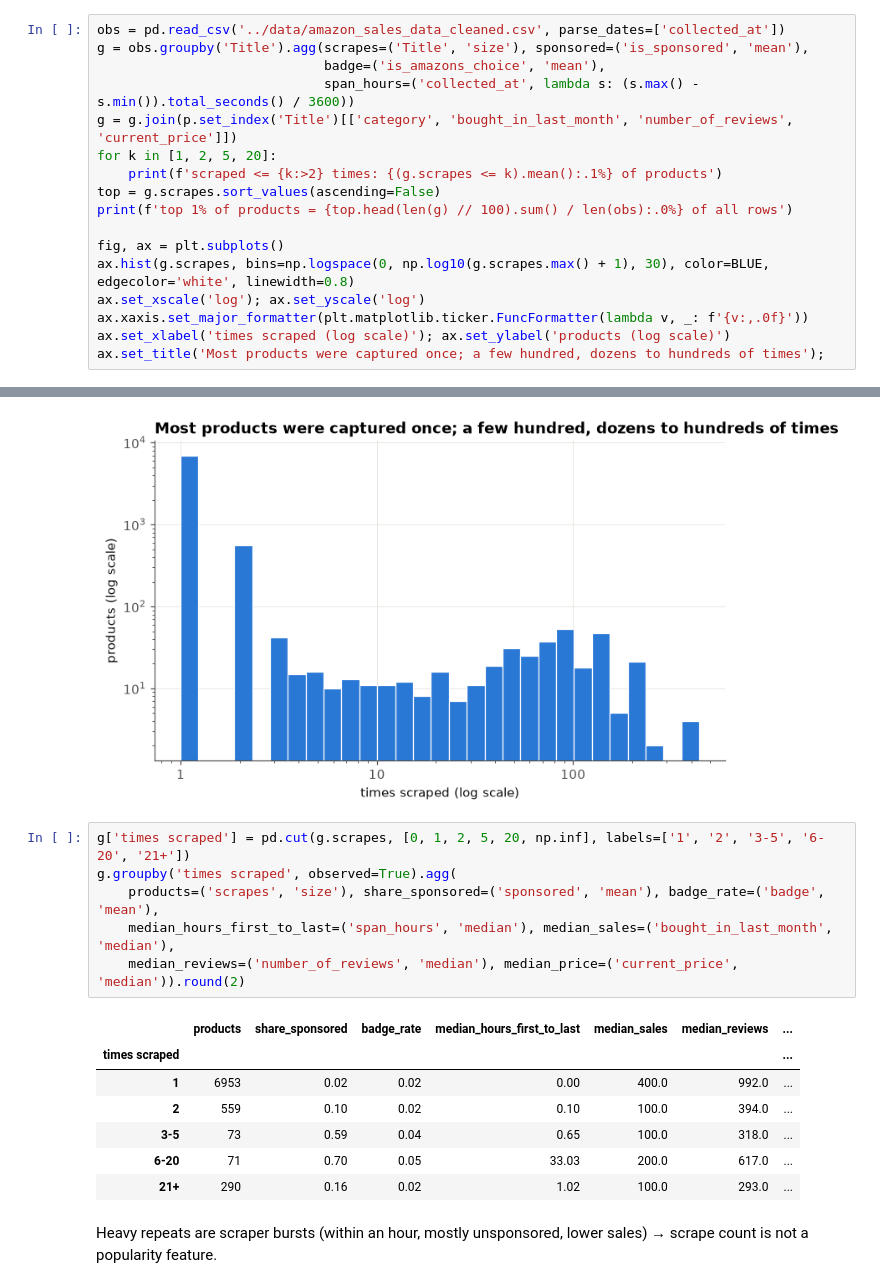
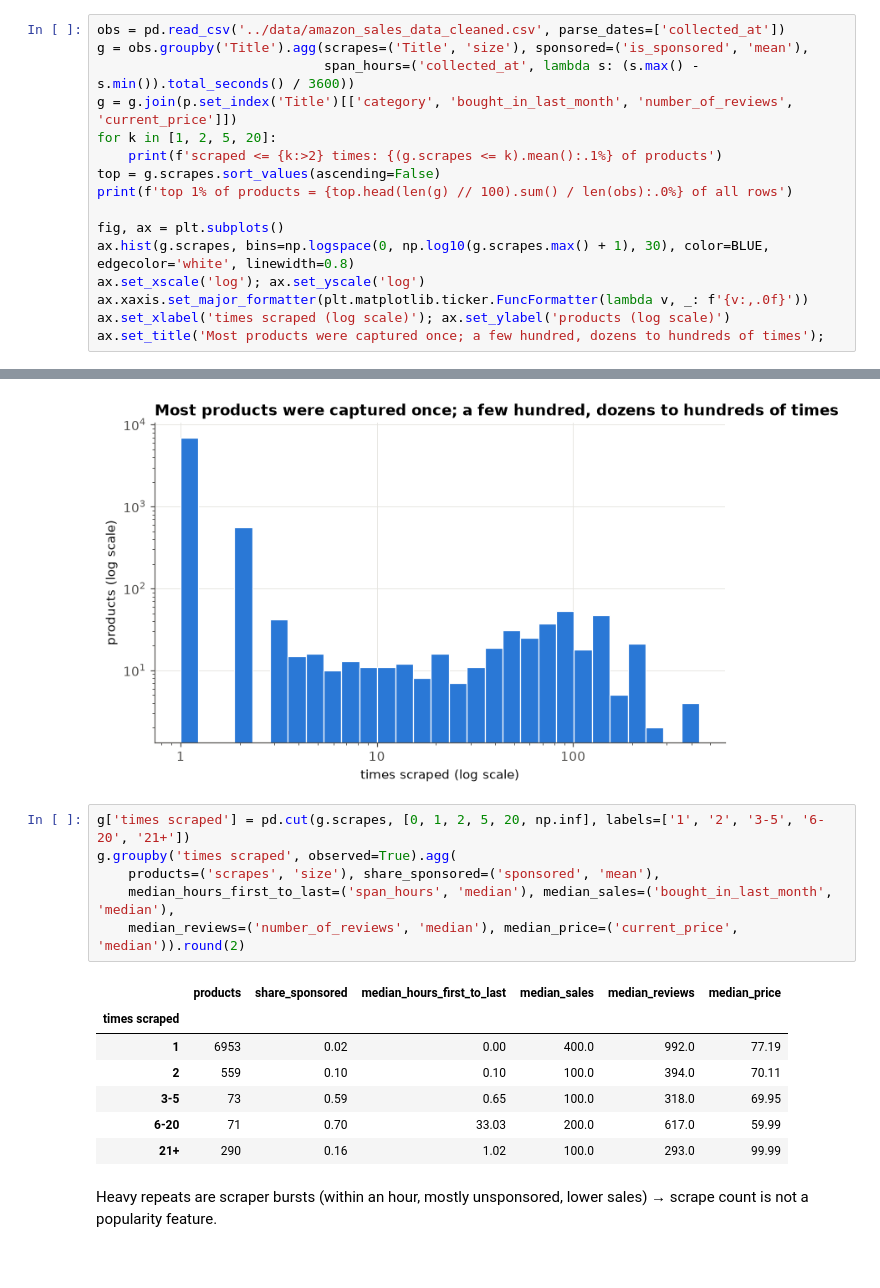
Before and after one commit to bwang257/ds-club-datathon, a Jupyter notebook: src/3_eda.ipynb, the cells around one changed output, grey strips where cells are left out. Cells and saved outputs as stored; diff of their text form.

Commit message:
Removed work on modeling the amazon choice badge

```diff
--- a/src/3_eda.ipynb
+++ b/src/3_eda.ipynb
@@ -298,7 +228,6 @@ Badge rate is flat (3-5%) across price, reviews and sales, but tracks rating, sp
 # %%
 obs = pd.read_csv('../data/amazon_sales_data_cleaned.csv', parse_dates=['collected_at'])
 g = obs.groupby('Title').agg(scrapes=('Title', 'size'), sponsored=('is_sponsored', 'mean'),
-                             badge=('is_amazons_choice', 'mean'),
                              span_hours=('collected_at', lambda s: (s.max() - s.min()).total_seconds() / 3600))
 g = g.join(p.set_index('Title')[['category', 'bought_in_last_month', 'number_of_reviews', 'current_price']])
 for k in [1, 2, 5, 20]:
@@ -322,16 +251,16 @@ top 1% of products = 37% of all rows
 # %%
 g['times scraped'] = pd.cut(g.scrapes, [0, 1, 2, 5, 20, np.inf], labels=['1', '2', '3-5', '6-20', '21+'])
 g.groupby('times scraped', observed=True).agg(
-    products=('scrapes', 'size'), share_sponsored=('sponsored', 'mean'), badge_rate=('badge', 'mean'),
+    products=('scrapes', 'size'), share_sponsored=('sponsored', 'mean'),
     median_hours_first_to_last=('span_hours', 'median'), median_sales=('bought_in_last_month', 'median'),
     median_reviews=('number_of_reviews', 'median'), median_price=('current_price', 'median')).round(2)
 # %% [output]
-|  | products | share_sponsored | badge_rate | median_hours_first_to_last | median_sales | median_reviews | ... |
-| times scraped |  |  |  |  |  |  | ... |
-| 1 | 6953 | 0.02 | 0.02 | 0.00 | 400.0 | 992.0 | ... |
-| 2 | 559 | 0.10 | 0.02 | 0.10 | 100.0 | 394.0 | ... |
-| 3-5 | 73 | 0.59 | 0.04 | 0.65 | 100.0 | 318.0 | ... |
-| 6-20 | 71 | 0.70 | 0.05 | 33.03 | 200.0 | 617.0 | ... |
-| 21+ | 290 | 0.16 | 0.02 | 1.02 | 100.0 | 293.0 | ... |
+|  | products | share_sponsored | median_hours_first_to_last | median_sales | median_reviews | median_price |
+| times scraped |  |  |  |  |  |  |
+| 1 | 6953 | 0.02 | 0.00 | 400.0 | 992.0 | 77.19 |
+| 2 | 559 | 0.10 | 0.10 | 100.0 | 394.0 | 70.11 |
+| 3-5 | 73 | 0.59 | 0.65 | 100.0 | 318.0 | 69.95 |
+| 6-20 | 71 | 0.70 | 33.03 | 200.0 | 617.0 | 59.99 |
+| 21+ | 290 | 0.16 | 1.02 | 100.0 | 293.0 | 99.99 |
 # %% [markdown]
 Heavy repeats are scraper bursts (within an hour, mostly unsponsored, lower sales) → scrape count is not a popularity feature.
```
Also changed, not shown: parts of 6 cells of this notebook, 6 other files.
